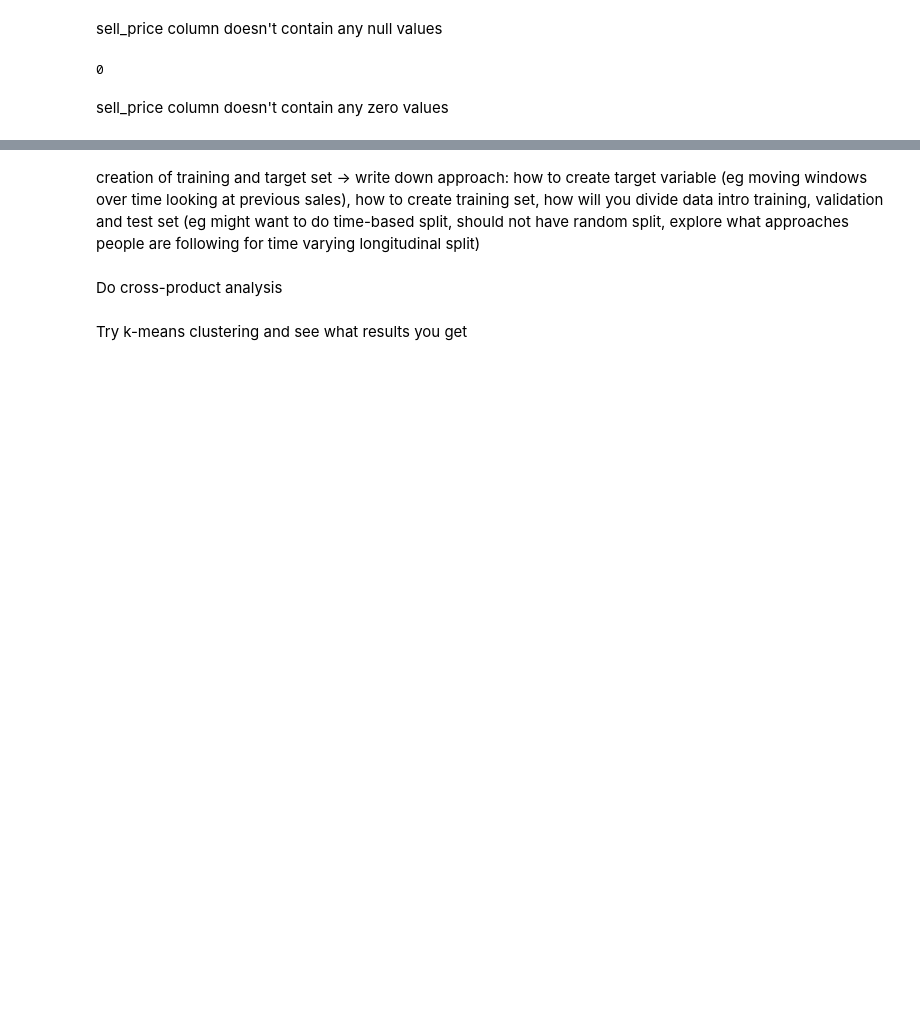
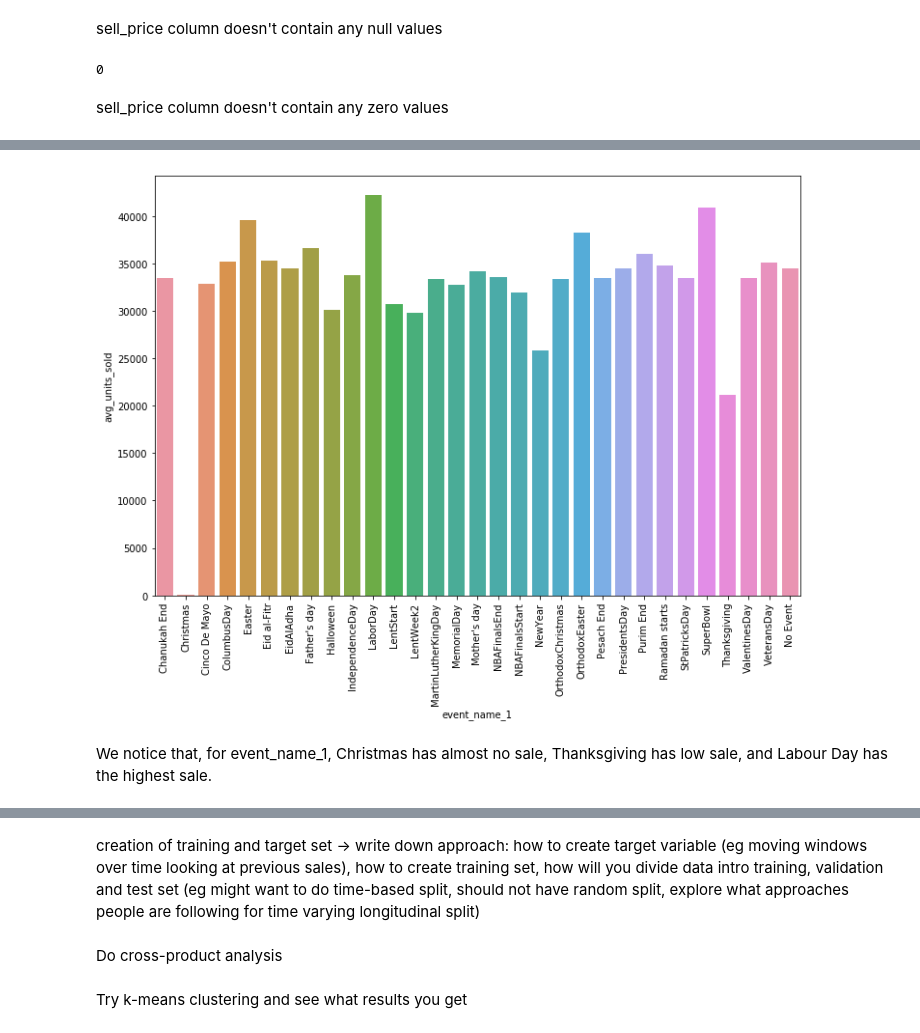
Before and after one commit to atabas/M5-Forecasting-Accuracy, a Jupyter notebook: 1-EDA.ipynb, the cells around one changed output, grey strips where cells are left out. Cells and saved outputs as stored; diff of their text form; code cells hidden in the pictures; blank space fills up the shorter version.

Commit message:
some preprocessing and visualizations (WIP)

```diff
--- a/1-EDA.ipynb
+++ b/1-EDA.ipynb
@@ -261,0 +426,7 @@ sell_price column doesn't contain any zero values
+# %%
+df = merged_df.merge(
+    prices_data, left_on=['store_id', 'item_id', 'wm_yr_wk'],
+    right_on=['store_id', 'item_id', 'wm_yr_wk'],
+    how='left')
+df = reduce_mem_usage(df)
+df.head()
@@ -261,0 +513,6 @@ sell_price column doesn't contain any zero values
+# %%
+df.drop(['wday', 'd', 'wm_yr_wk'], inplace=True, axis=1)
+# %%
+df['date'] = pd.to_datetime(df['date'])
+df['week'] = df['date'].dt.week
+df.head()
@@ -261,0 +531,20 @@ sell_price column doesn't contain any zero values
+# %%
+# avg daily units sold per event
+avg_units_sold_event1_days = df[~df.event_name_1.isnull()] \
+                            [['event_name_1', 'day_number', 'units_sold']] \
+                            .groupby('event_name_1') \
+                            .apply(lambda x: x['units_sold'].sum() / x['day_number'].nunique()).reset_index()
+# rename columns
+avg_units_sold_event1_days.columns = ['event_name_1', 'avg_units_sold']
+
+# avf daily units sold on no-event days
+units_sold_no_event_days = df[(df.event_name_1.isnull()) & (df.event_name_2.isnull())][['day_number', 'units_sold']]
+no_event_daily_avg_units = units_sold_no_event_days['units_sold'].sum() / \
+                                units_sold_no_event_days['day_number'].nunique()
+
+
+# create a 1-row dataframe with the no-event information and concatenate it with the previous dataframe
+row_df = pd.DataFrame({'event_name_1': 'No Event', 'avg_units_sold': [no_event_daily_avg_units]})
+avg_units_sold_event1_days = pd.concat([avg_units_sold_event1_days, row_df], ignore_index=True)
+
+avg_units_sold_event1_days
@@ -261,0 +569,9 @@ sell_price column doesn't contain any zero values
+# %%
+figure = plt.figure(figsize=(12,8))
+ax = sns.barplot(x="event_name_1", y="avg_units_sold", data=avg_units_sold_event1_days)
+for item in ax.get_xticklabels():
+    item.set_rotation(90)
+# %% [output]
+[figure, added]
+# %% [markdown]
+We notice that, for event_name_1, Christmas has almost no sale, Thanksgiving has low sale, and Labour Day has the highest sale.
```
Also changed, not shown: parts of 47 cells of this notebook.
